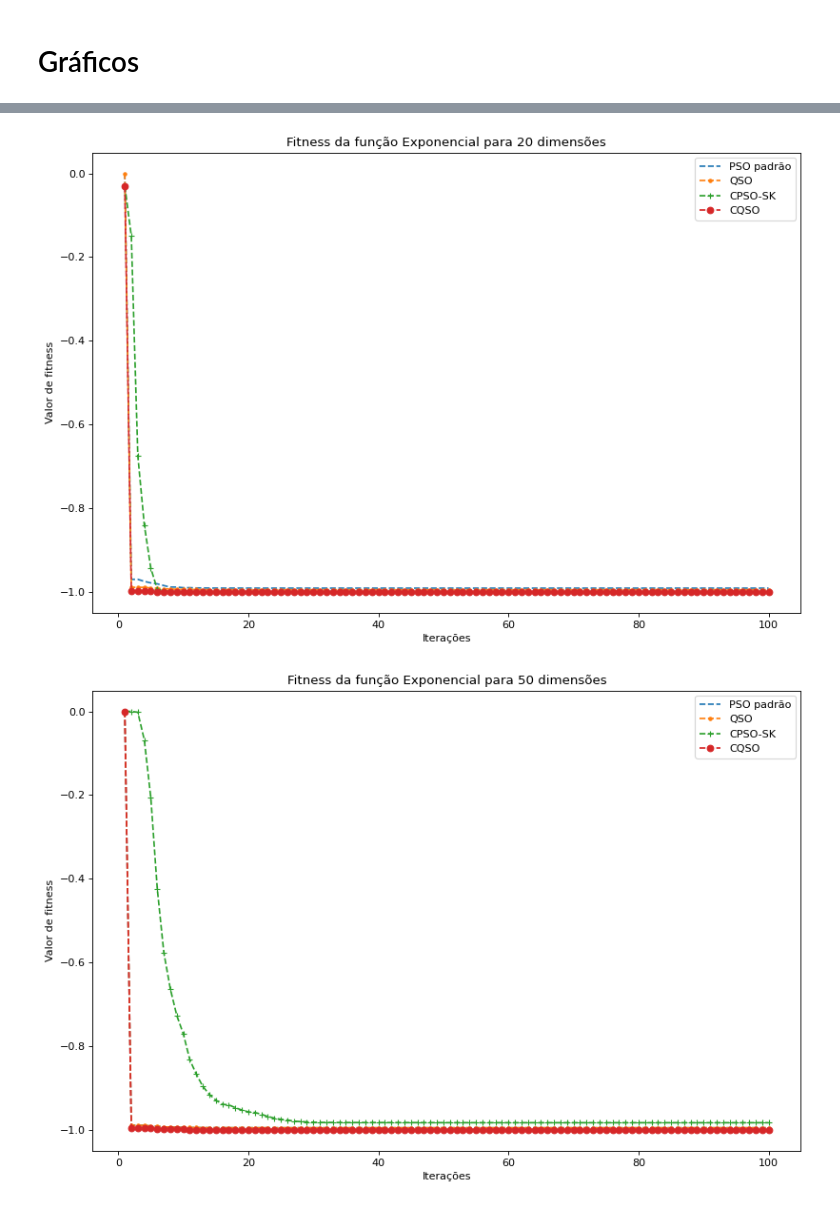
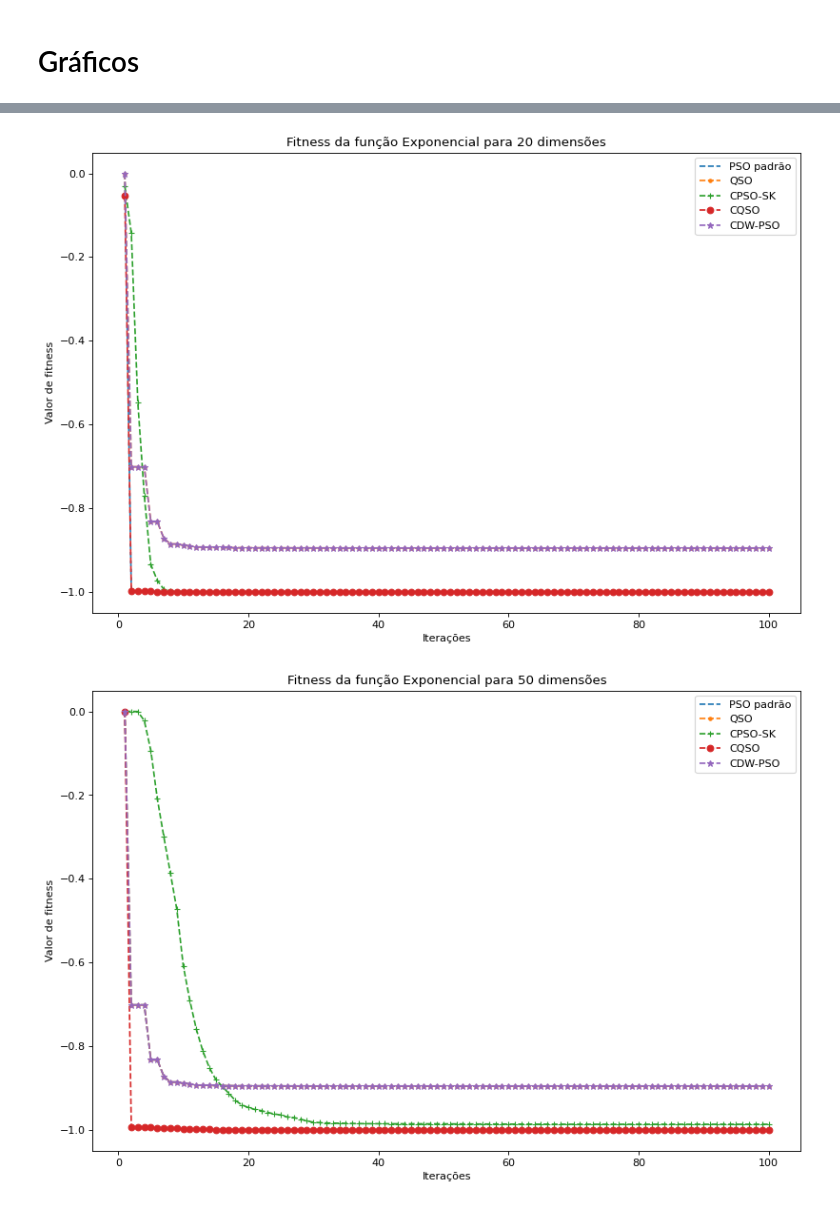
Before and after one commit to filipeclduarte/forecasting_dynamic_swarm_nn, a Jupyter notebook: CQSO.ipynb, the cells around one changed output, grey strips where cells are left out. Saved outputs shown, nothing was run; the diff lists cells and outputs as text; code cells hidden in the pictures.

```diff
--- a/CQSO.ipynb
+++ b/CQSO.ipynb
@@ -648,6 +740,6 @@ run_plot(pso_dim_dic, qso_dim_dic, cpsosk_dim_dic, cqso_dim_dic, 50, "ackley", 1
 # %%
 # schwefel
-run_plot(pso_dim_dic, qso_dim_dic, cpsosk_dim_dic, cqso_dim_dic, 10, "schwefel", 50)
-run_plot(pso_dim_dic, qso_dim_dic, cpsosk_dim_dic, cqso_dim_dic, 20, "schwefel", 100)
-run_plot(pso_dim_dic, qso_dim_dic, cpsosk_dim_dic, cqso_dim_dic, 50, "schwefel", 100)
+run_plot(pso_dim_dic, qso_dim_dic, cpsosk_dim_dic, cqso_dim_dic, cdwpso_dim_dic, 10, "schwefel", 50)
+run_plot(pso_dim_dic, qso_dim_dic, cpsosk_dim_dic, cqso_dim_dic, cdwpso_dim_dic, 20, "schwefel", 100)
+run_plot(pso_dim_dic, qso_dim_dic, cpsosk_dim_dic, cqso_dim_dic, cdwpso_dim_dic, 50, "schwefel", 100)
 # %% [output]
@@ -657,6 +749,6 @@ run_plot(pso_dim_dic, qso_dim_dic, cpsosk_dim_dic, cqso_dim_dic, 50, "schwefel",
 # %%
 # alpine
-run_plot(pso_dim_dic, qso_dim_dic, cpsosk_dim_dic, cqso_dim_dic, 10, "alpine", 50)
-run_plot(pso_dim_dic, qso_dim_dic, cpsosk_dim_dic, cqso_dim_dic, 20, "alpine", 100)
-run_plot(pso_dim_dic, qso_dim_dic, cpsosk_dim_dic, cqso_dim_dic, 50, "alpine", 100)
+run_plot(pso_dim_dic, qso_dim_dic, cpsosk_dim_dic, cqso_dim_dic, cdwpso_dim_dic, 10, "alpine", 50)
+run_plot(pso_dim_dic, qso_dim_dic, cpsosk_dim_dic, cqso_dim_dic, cdwpso_dim_dic, 20, "alpine", 100)
+run_plot(pso_dim_dic, qso_dim_dic, cpsosk_dim_dic, cqso_dim_dic, cdwpso_dim_dic, 50, "alpine", 100)
 # %% [output]
@@ -666,6 +758,6 @@ run_plot(pso_dim_dic, qso_dim_dic, cpsosk_dim_dic, cqso_dim_dic, 50, "alpine", 1
 # %%
 # happycat
-run_plot(pso_dim_dic, qso_dim_dic, cpsosk_dim_dic, cqso_dim_dic, 10, "happycat", 50)
-run_plot(pso_dim_dic, qso_dim_dic, cpsosk_dim_dic, cqso_dim_dic, 20, "happycat", 100)
-run_plot(pso_dim_dic, qso_dim_dic, cpsosk_dim_dic, cqso_dim_dic, 50, "happycat", 100)
+run_plot(pso_dim_dic, qso_dim_dic, cpsosk_dim_dic, cqso_dim_dic, cdwpso_dim_dic, 10, "happycat", 50)
+run_plot(pso_dim_dic, qso_dim_dic, cpsosk_dim_dic, cqso_dim_dic, cdwpso_dim_dic, 20, "happycat", 100)
+run_plot(pso_dim_dic, qso_dim_dic, cpsosk_dim_dic, cqso_dim_dic, cdwpso_dim_dic, 50, "happycat", 100)
 # %% [output]
@@ -675,6 +767,6 @@ run_plot(pso_dim_dic, qso_dim_dic, cpsosk_dim_dic, cqso_dim_dic, 50, "happycat",
 # %%
 # brown
-run_plot(pso_dim_dic, qso_dim_dic, cpsosk_dim_dic, cqso_dim_dic, 10, "brown", 50)
-run_plot(pso_dim_dic, qso_dim_dic, cpsosk_dim_dic, cqso_dim_dic, 20, "brown", 100)
-run_plot(pso_dim_dic, qso_dim_dic, cpsosk_dim_dic, cqso_dim_dic, 50, "brown", 100)
+run_plot(pso_dim_dic, qso_dim_dic, cpsosk_dim_dic, cqso_dim_dic, cdwpso_dim_dic, 10, "brown", 50)
+run_plot(pso_dim_dic, qso_dim_dic, cpsosk_dim_dic, cqso_dim_dic, cdwpso_dim_dic, 20, "brown", 100)
+run_plot(pso_dim_dic, qso_dim_dic, cpsosk_dim_dic, cqso_dim_dic, cdwpso_dim_dic, 50, "brown", 100)
 # %% [output]
@@ -684,6 +776,6 @@ run_plot(pso_dim_dic, qso_dim_dic, cpsosk_dim_dic, cqso_dim_dic, 50, "brown", 10
 # %%
 # exponencial
-run_plot(pso_dim_dic, qso_dim_dic, cpsosk_dim_dic, cqso_dim_dic, 10, "exponencial", 50)
-run_plot(pso_dim_dic, qso_dim_dic, cpsosk_dim_dic, cqso_dim_dic, 20, "exponencial", 100)
-run_plot(pso_dim_dic, qso_dim_dic, cpsosk_dim_dic, cqso_dim_dic, 50, "exponencial", 100)
+run_plot(pso_dim_dic, qso_dim_dic, cpsosk_dim_dic, cqso_dim_dic, cdwpso_dim_dic, 10, "exponencial", 50)
+run_plot(pso_dim_dic, qso_dim_dic, cpsosk_dim_dic, cqso_dim_dic, cdwpso_dim_dic, 20, "exponencial", 100)
+run_plot(pso_dim_dic, qso_dim_dic, cpsosk_dim_dic, cqso_dim_dic, cdwpso_dim_dic, 50, "exponencial", 100)
 # %% [output]
@@ -691,2 +783,2 @@ run_plot(pso_dim_dic, qso_dim_dic, cpsosk_dim_dic, cqso_dim_dic, 50, "exponencia
-[figure, old version]
+[figure, new version]
-[figure, old version]
+[figure, new version]
```
Also changed, not shown: parts of 11 cells of this notebook.
